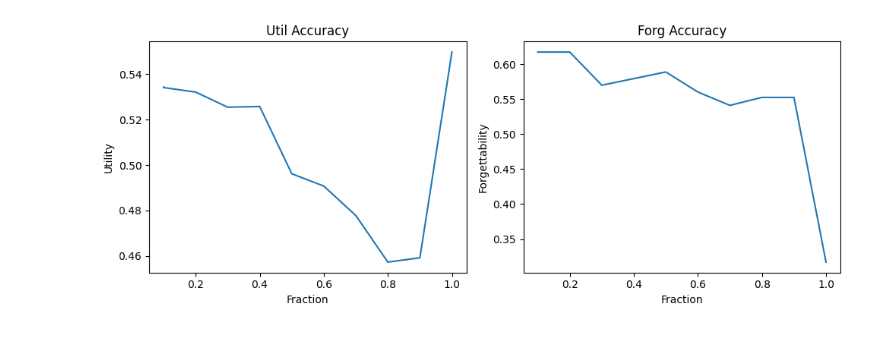
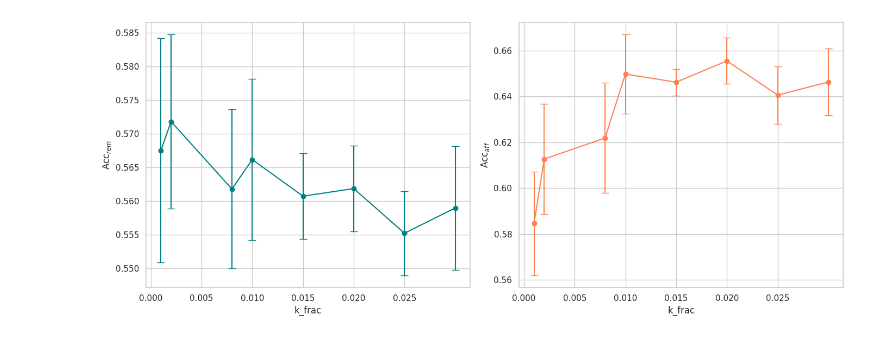
Before and after one commit to varshitakolipaka/corrective-unlearning-for-gnns, a Jupyter notebook: plotter.ipynb, the cells around one changed output. Saved outputs shown, nothing was run; the diff lists cells and outputs as text; code cells hidden in the pictures.

Commit message:
feat: plotting code

```diff
--- a/plotter.ipynb
+++ b/plotter.ipynb
@@ -14,17 +1,58 @@ utils = [dictv["Util_Accuracy"] for dictv in dict_arr]
-# %%
-fig, ax = plt.subplots(1, 2, figsize=(10, 4))
-
-ax[0].plot(fracs, utils)
-ax[0].set_title("Util Accuracy")
-ax[0].set_xlabel("Fraction")
-ax[0].set_ylabel("Utility")
-
-ax[1].plot(fracs, forgs)
-ax[1].set_title("Forg Accuracy")
-ax[1].set_xlabel("Fraction")
-ax[1].set_ylabel("Forgettability")
-
-plt.tight_layout()
-plt.show()
-# %% [output]
-[figure, removed]
+# %%
+# %%
+import matplotlib.pyplot as plt
+import seaborn as sns
+import json
+import ast
+import numpy as np
+from collections import defaultdict
+
+# Load and parse the data from file
+with open("./report.txt", "r") as f:
+    text = f.read().split("\n")
+
+# Convert text lines to dictionaries
+dict_arr = [ast.literal_eval(strv) for strv in text if strv]
+
+# Aggregate data by `k_frac` to calculate mean and standard deviation
+aggregated_data = defaultdict(lambda: {"Forg_Accuracy": [], "Util_Accuracy": []})
+
+# Populate the aggregated data
+for entry in dict_arr:
+    k_frac = entry["k_frac"]
+    aggregated_data[k_frac]["Forg_Accuracy"].append(entry["Forg_Accuracy"])
+    aggregated_data[k_frac]["Util_Accuracy"].append(entry["Util_Accuracy"])
+
+# Calculate means and standard deviations
+k_fracs = sorted(aggregated_data.keys())
+forg_means = [np.mean(aggregated_data[k]["Forg_Accuracy"]) for k in k_fracs]
+forg_stds = [np.std(aggregated_data[k]["Forg_Accuracy"]) for k in k_fracs]
+util_means = [np.mean(aggregated_data[k]["Util_Accuracy"]) for k in k_fracs]
+util_stds = [np.std(aggregated_data[k]["Util_Accuracy"]) for k in k_fracs]
+
+# %%
+# Plotting
+sns.set(style="whitegrid")  # Set Seaborn style for a clean background
+fig, ax = plt.subplots(1, 2, figsize=(14, 6))
+
+# Util Accuracy plot
+ax[0].errorbar(k_fracs, util_means, yerr=util_stds, fmt='-o', capsize=5, color='teal', label="Util Accuracy")
+# ax[0].set_title("Util Accuracy")
+ax[0].set_xlabel("k_frac")
+ax[0].set_ylabel("Acc$_{rem}$")
+# ax[0].set_ylim(0, 1)  # Set y-axis between 0 and 1
+ax[0].set_xticks(np.arange(0, 0.03, 0.005))
+
+# Forg Accuracy plot
+ax[1].errorbar(k_fracs, forg_means, yerr=forg_stds, fmt='-o', capsize=5, color='coral', label="Forg Accuracy")
+# ax[1].set_title("Forg Accuracy")
+ax[1].set_xlabel("k_frac")
+ax[1].set_ylabel("Acc$_{aff}$")
+# ax[1].set_ylim(0, 1)  # Set y-axis between 0 and 1
+ax[1].set_xticks(np.arange(0, 0.03, 0.005))
+
+# plt.suptitle("Variation of Accuracy Metrics", fontsize=14)
+plt.tight_layout(rect=[0, 0, 1, 0.96])
+plt.show()
+# %% [output]
+[figure, added]
```
Also changed, not shown: parts of 2 cells of this notebook, 7 other files.
